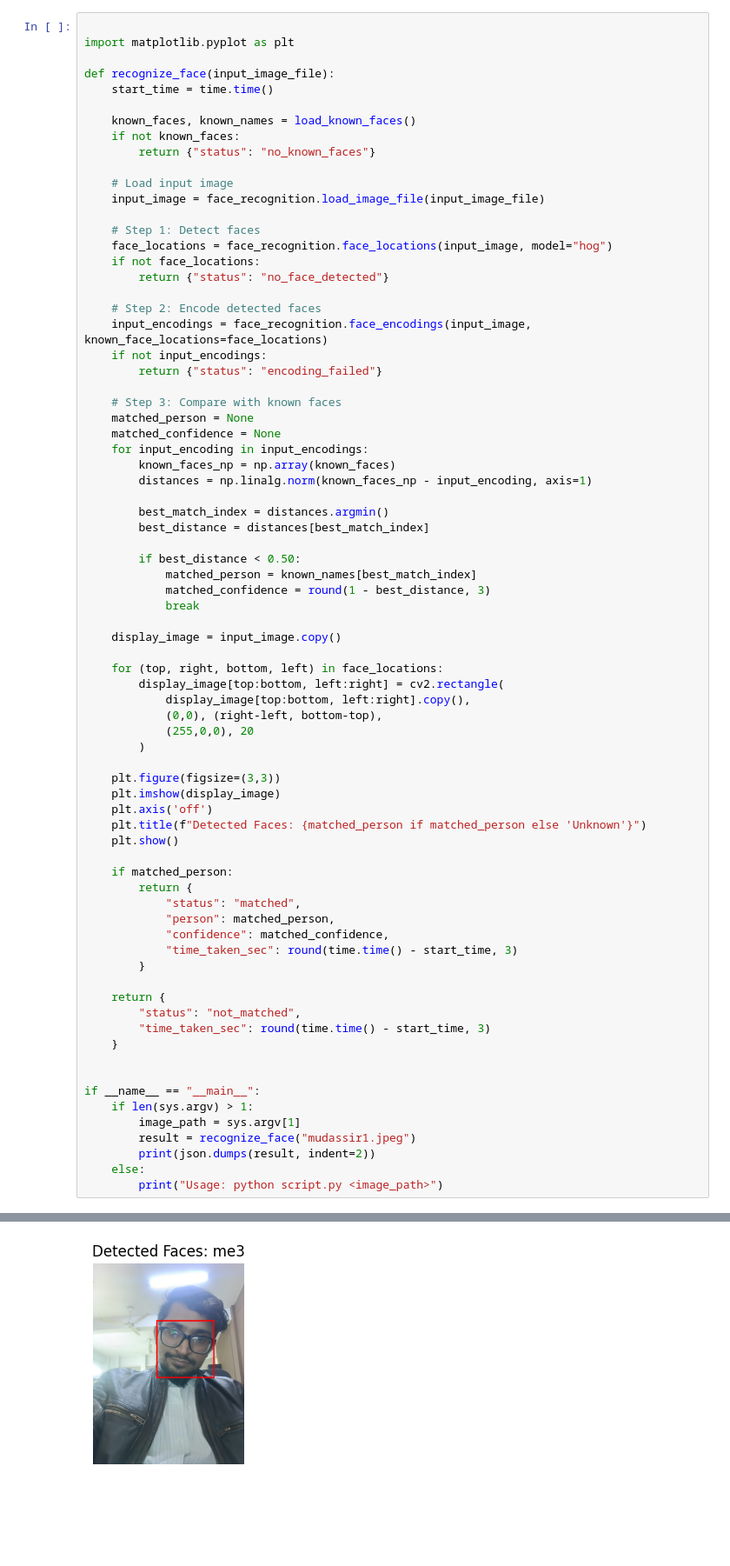
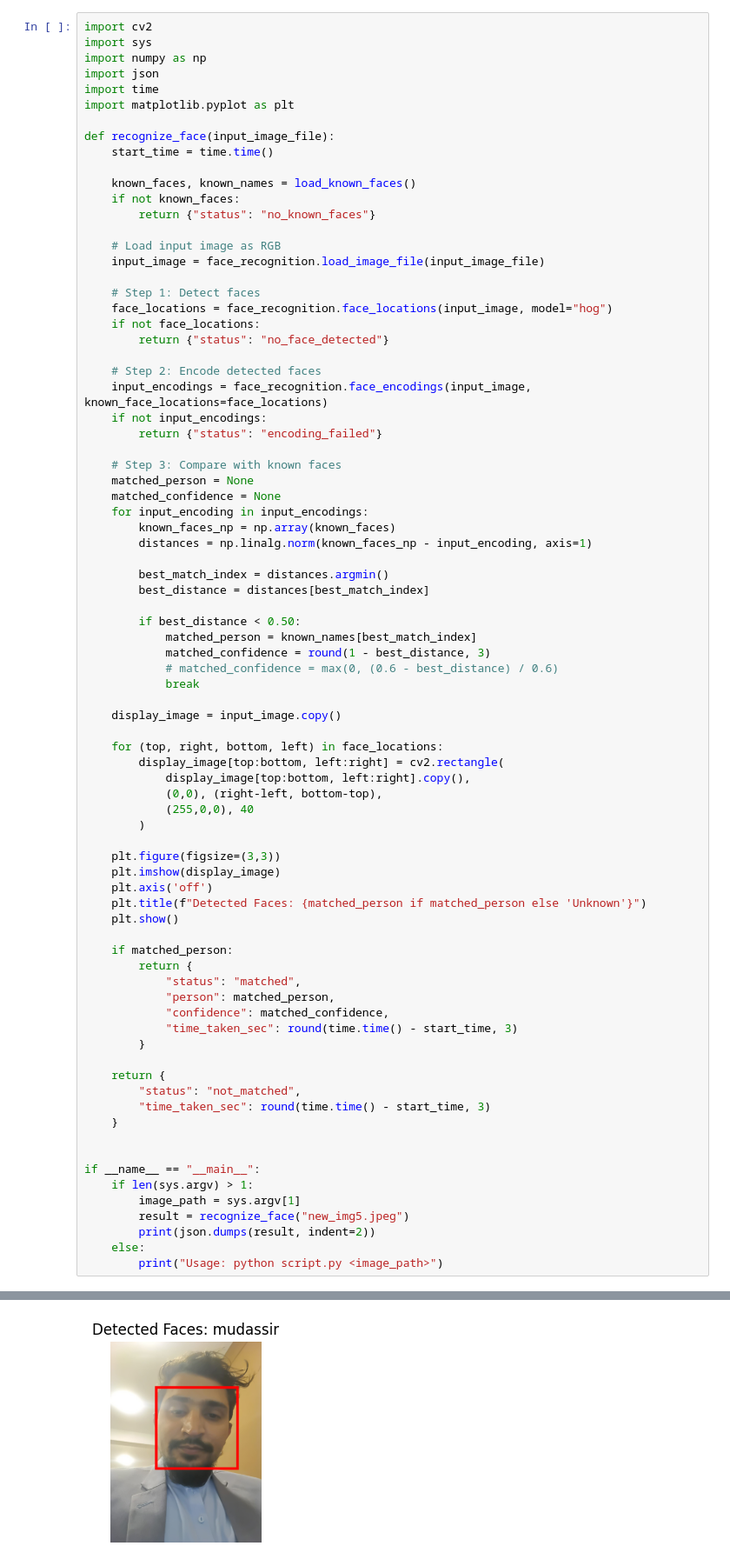
Before and after one commit to zamanmudassir200/face_recognition_dadss, a Jupyter notebook: face_recognition_hog.ipynb, the cells around one changed output, grey strips where cells are left out. Shown at 87% size. Drawn from its saved outputs; the diff is of its cells as text; blank space fills up the shorter version.

```diff
--- a/face_recognition_hog.ipynb
+++ b/face_recognition_hog.ipynb
@@ -86,6 +135,10 @@ def load_known_faces():
     return known_faces, known_names
 # %%
-
+import cv2
+import sys
+import numpy as np
+import json
+import time
 import matplotlib.pyplot as plt
 
 def recognize_face(input_image_file):
@@ -95,7 +148,7 @@ def recognize_face(input_image_file):
     if not known_faces:
         return {"status": "no_known_faces"}
 
-    # Load input image
+    # Load input image as RGB
     input_image = face_recognition.load_image_file(input_image_file)
 
     # Step 1: Detect faces
@@ -121,6 +174,7 @@ def recognize_face(input_image_file):
         if best_distance < 0.50:
             matched_person = known_names[best_match_index]
             matched_confidence = round(1 - best_distance, 3)
+            # matched_confidence = max(0, (0.6 - best_distance) / 0.6)
             break
 
     display_image = input_image.copy()
@@ -129,7 +183,7 @@ def recognize_face(input_image_file):
         display_image[top:bottom, left:right] = cv2.rectangle(
             display_image[top:bottom, left:right].copy(),
             (0,0), (right-left, bottom-top),
-            (255,0,0), 20
+            (255,0,0), 40
         )
 
     plt.figure(figsize=(3,3))
@@ -155,7 +209,7 @@ def recognize_face(input_image_file):
 if __name__ == "__main__":
     if len(sys.argv) > 1:
         image_path = sys.argv[1]
-        result = recognize_face("mudassir1.jpeg")
+        result = recognize_face("new_img5.jpeg")
         print(json.dumps(result, indent=2))
     else:
         print("Usage: python script.py <image_path>")
@@ -163 +234 @@ if __name__ == "__main__":
-[figure, old version]
+[figure, new version]
```
Also changed, not shown: parts of 3 cells of this notebook, 4 other files.
